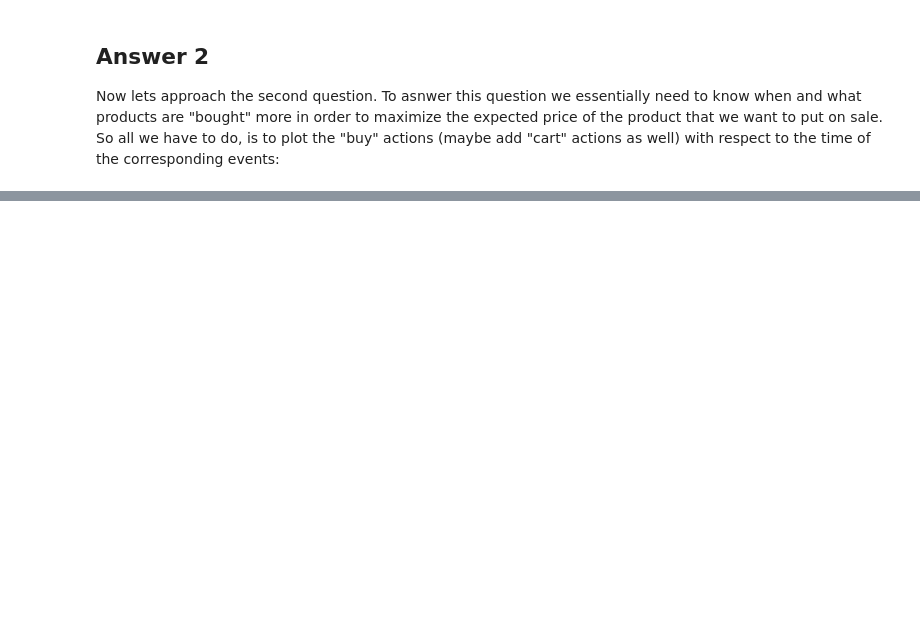
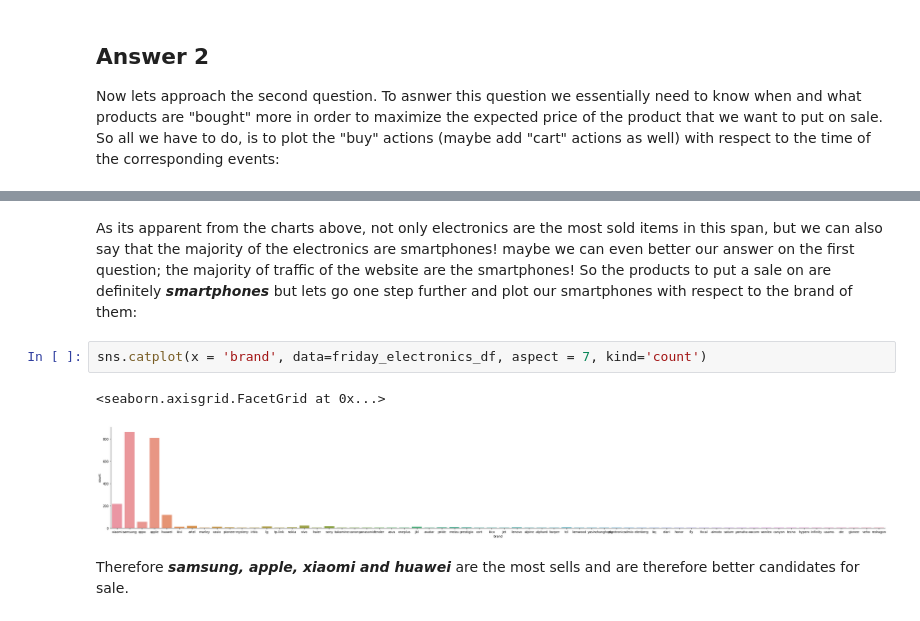
Before and after one commit to Dana-Afazeli/Yektanet-Data-science, a Jupyter notebook: Yektanet_Task1.ipynb, the cells around one changed output, grey strips where cells are left out. Saved outputs shown, nothing was run; the diff lists cells and outputs as text; blank space fills up the shorter version.

```diff
--- a/Yektanet_Task1.ipynb
+++ b/Yektanet_Task1.ipynb
@@ -167,0 +201,9 @@ Name: event_time, Length: 69961, dtype: object
+# %% [markdown]
+As its apparent from the charts above, not only electronics are the most sold items in this span, but we can also say that the majority of the electronics are smartphones! maybe we can even better our answer on the first question; the majority of traffic of the website are the smartphones! So the products to put a sale on are definitely ***smartphones*** but lets go one step further and plot our smartphones with respect to the brand of them:
+# %%
+sns.catplot(x = 'brand', data=friday_electronics_df, aspect = 7, kind='count')
+# %% [output]
+<seaborn.axisgrid.FacetGrid at 0x...>
+[figure, added]
+# %% [markdown]
+Therefore ***samsung, apple, xiaomi and huawei*** are the most sells and are therefore better candidates for sale.
```
Also changed, not shown: parts of 9 cells of this notebook.
